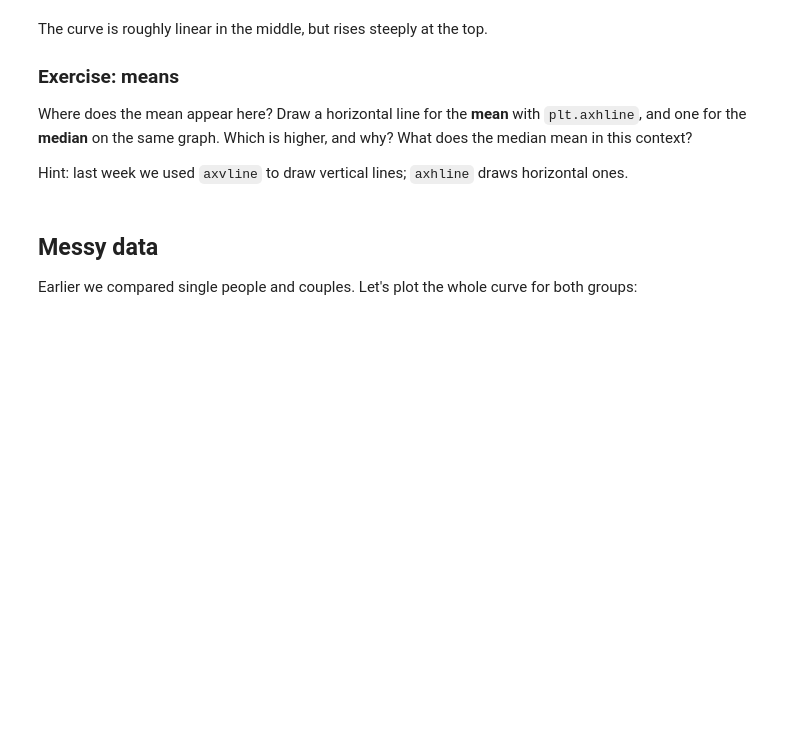
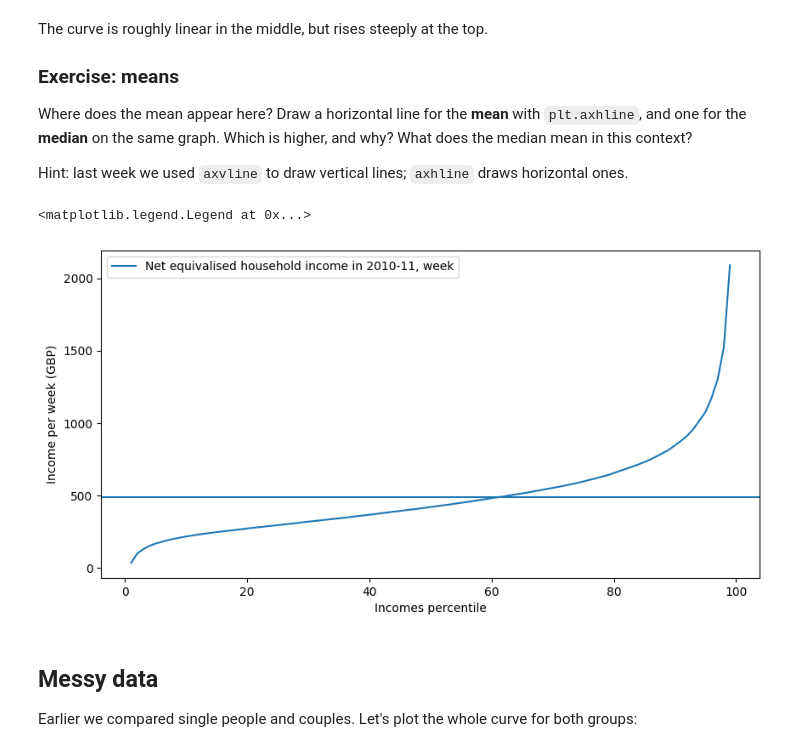
Before and after one commit to mayadiass/QM2, a Jupyter notebook: notebooks/W02. Pandas.ipynb, the cells around one changed output. Drawn from its saved outputs; the diff is of its cells as text; code cells hidden in the pictures; blank space fills up the shorter version.

```diff
--- a/notebooks/W02. Pandas.ipynb
+++ b/notebooks/W02. Pandas.ipynb
@@ -158,6 +158,17 @@ Where does the mean appear here? Draw a horizontal line for the **mean** with `p
 Hint: last week we used `axvline` to draw vertical lines; `axhline` draws horizontal ones.
 # %%
 # your code here
+income[weekly].plot()
+
+#income[weekly].mean() - how to calculate mean
+mean=income[weekly].mean()
+plt.axhline(mean)
+plt.xlabel("Incomes percentile")
+plt.ylabel("Income per week (GBP)")
+plt.legend()
+# %% [output]
+<matplotlib.legend.Legend at 0x...>
+[figure, added]
 # %% [markdown]
 ## Messy data
 
```
Also changed, not shown: parts of 6 cells of this notebook.
